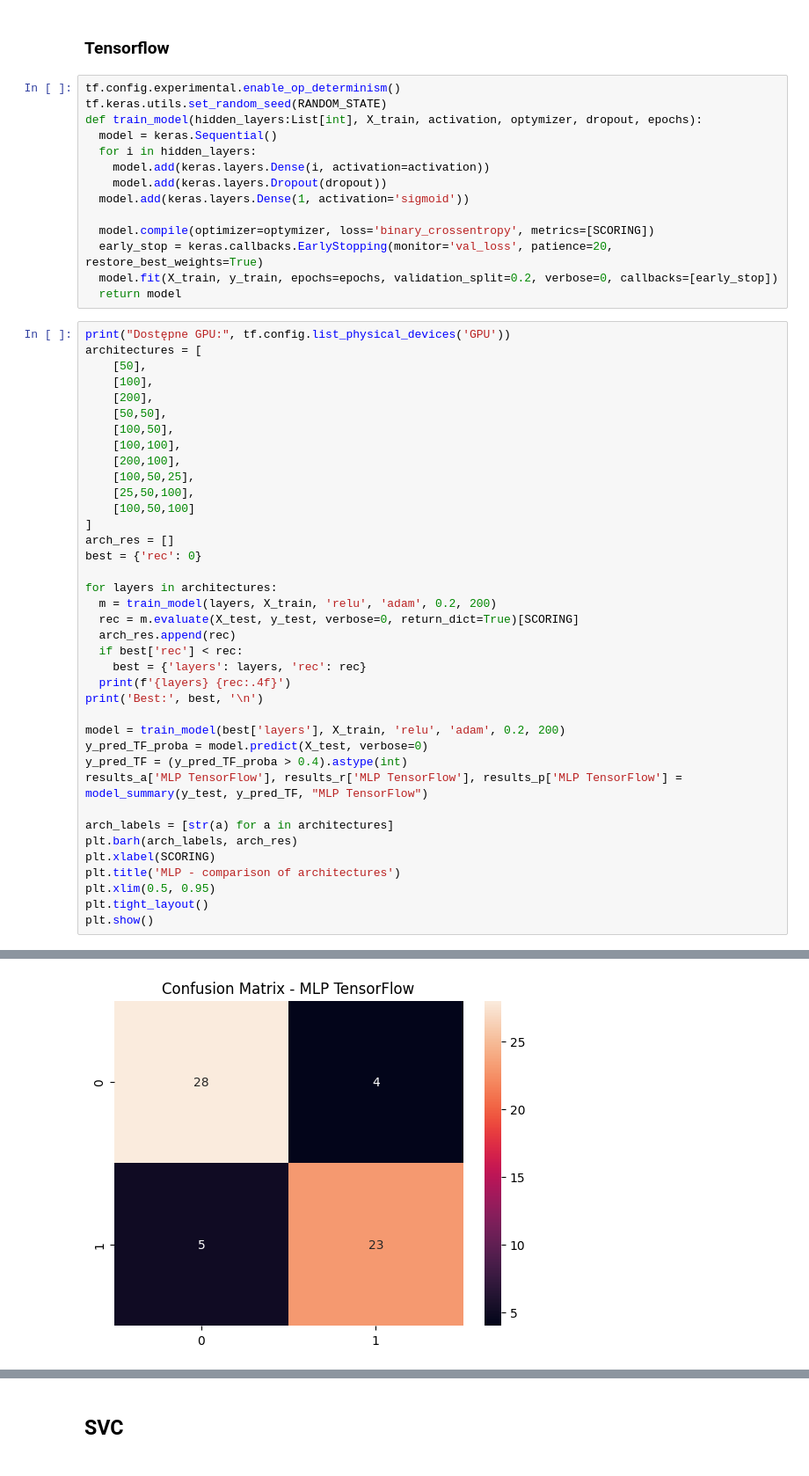
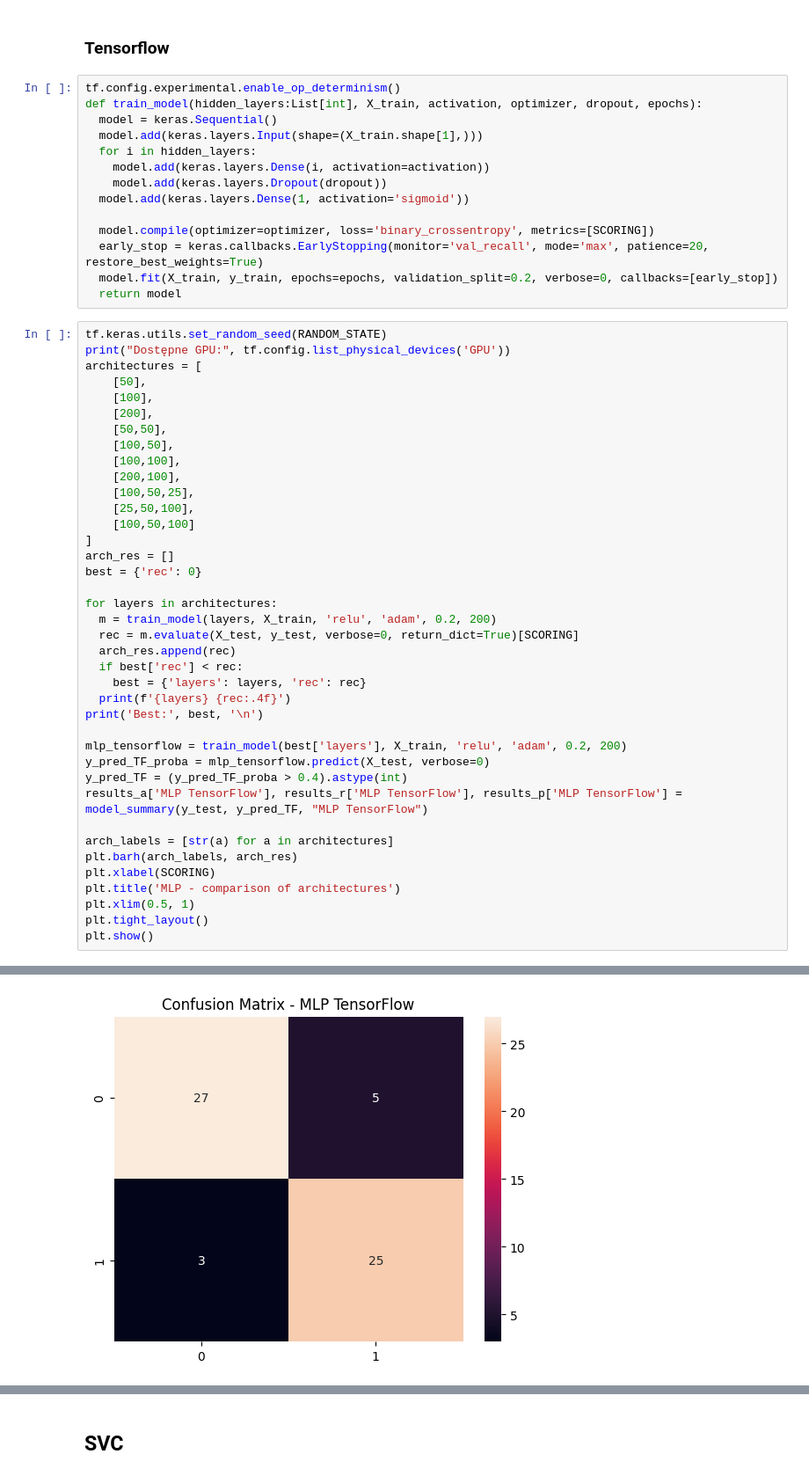
Before and after one commit to PogchampMuffin3/heart-disease-classification, a Jupyter notebook: heart_disease_classification.ipynb, the cells around one changed output, grey strips where cells are left out. Shown at 88% size. Saved outputs shown, nothing was run; the diff lists cells and outputs as text.

Commit message:
add: more models to CV, improve tensorflow MLP model

```diff
--- a/heart_disease_classification.ipynb
+++ b/heart_disease_classification.ipynb
@@ -225,19 +225,20 @@ plt.show()
 ### Tensorflow
 # %%
 tf.config.experimental.enable_op_determinism()
-tf.keras.utils.set_random_seed(RANDOM_STATE)
-def train_model(hidden_layers:List[int], X_train, activation, optymizer, dropout, epochs):
+def train_model(hidden_layers:List[int], X_train, activation, optimizer, dropout, epochs):
   model = keras.Sequential()
+  model.add(keras.layers.Input(shape=(X_train.shape[1],)))
   for i in hidden_layers:
     model.add(keras.layers.Dense(i, activation=activation))
     model.add(keras.layers.Dropout(dropout))
   model.add(keras.layers.Dense(1, activation='sigmoid'))
 
-  model.compile(optimizer=optymizer, loss='binary_crossentropy', metrics=[SCORING])
-  early_stop = keras.callbacks.EarlyStopping(monitor='val_loss', patience=20, restore_best_weights=True)
+  model.compile(optimizer=optimizer, loss='binary_crossentropy', metrics=[SCORING])
+  early_stop = keras.callbacks.EarlyStopping(monitor='val_recall', mode='max', patience=20, restore_best_weights=True)
   model.fit(X_train, y_train, epochs=epochs, validation_split=0.2, verbose=0, callbacks=[early_stop])
   return model
 # %%
+tf.keras.utils.set_random_seed(RANDOM_STATE)
 print("Dostępne GPU:", tf.config.list_physical_devices('GPU'))
 architectures = [
     [50],
@@ -263,8 +264,8 @@ for layers in architectures:
   print(f'{layers} {rec:.4f}')
 print('Best:', best, '\n')
 
-model = train_model(best['layers'], X_train, 'relu', 'adam', 0.2, 200)
-y_pred_TF_proba = model.predict(X_test, verbose=0)
+mlp_tensorflow = train_model(best['layers'], X_train, 'relu', 'adam', 0.2, 200)
+y_pred_TF_proba = mlp_tensorflow.predict(X_test, verbose=0)
 y_pred_TF = (y_pred_TF_proba > 0.4).astype(int)
 results_a['MLP TensorFlow'], results_r['MLP TensorFlow'], results_p['MLP TensorFlow'] = model_summary(y_test, y_pred_TF, "MLP TensorFlow")
 
@@ -272,7 +273,7 @@ arch_labels = [str(a) for a in architectures]
 plt.barh(arch_labels, arch_res)
 plt.xlabel(SCORING)
 plt.title('MLP - comparison of architectures')
-plt.xlim(0.5, 0.95)
+plt.xlim(0.5, 1)
 plt.tight_layout()
 plt.show()
 # %% [output]
@@ -296 +297 @@ weighted avg       0.85      0.85      0.85        60
-[figure, old version]
+[figure, new version]
```
Also changed, not shown: parts of 17 cells of this notebook.
